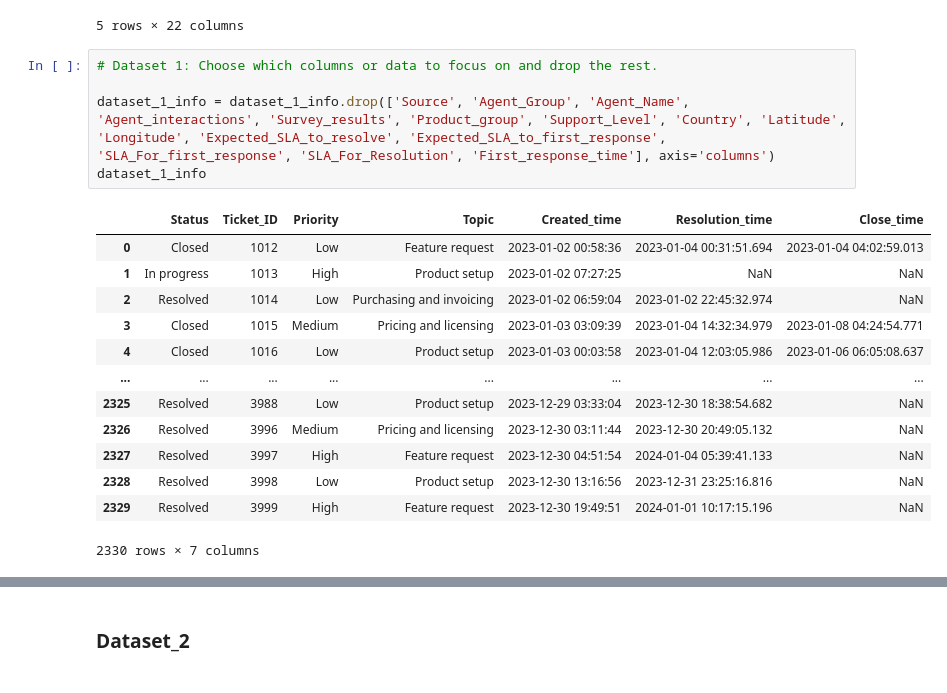
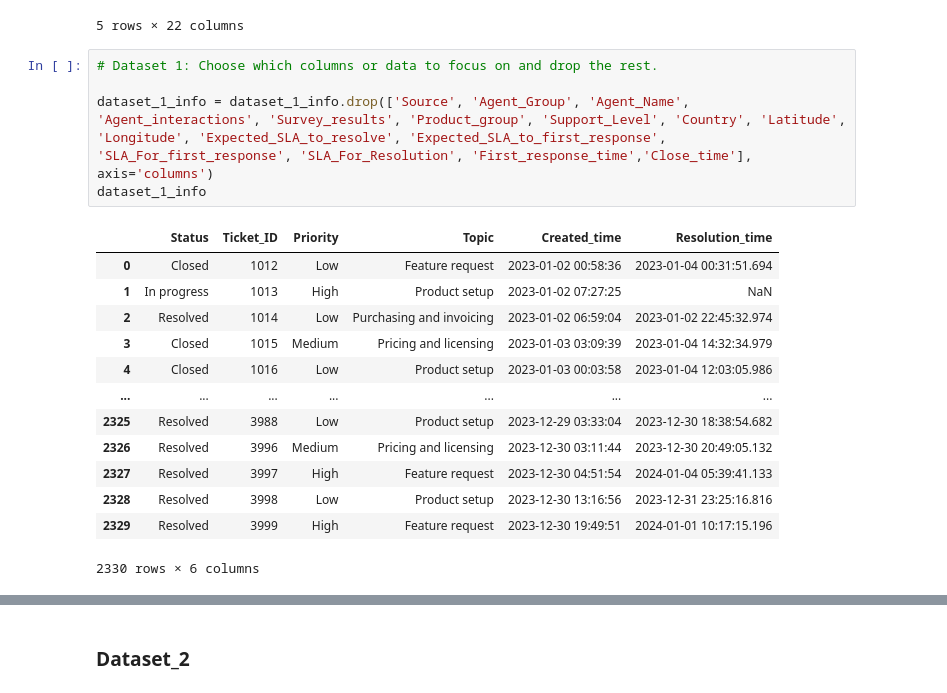
Before and after one commit to stevetech73/Tech_Support_Analysis, a Jupyter notebook: Technical_Support_Analysis.ipynb, the cells around one changed output, grey strips where cells are left out. Saved outputs shown, nothing was run; the diff lists cells and outputs as text.

Commit message:
more column changes and cleaning

```diff
--- a/Technical_Support_Analysis.ipynb
+++ b/Technical_Support_Analysis.ipynb
@@ -74,22 +74,22 @@ dataset_1_info.head()
 # %%
 # Dataset 1: Choose which columns or data to focus on and drop the rest.
 
-dataset_1_info = dataset_1_info.drop(['Source', 'Agent_Group', 'Agent_Name', 'Agent_interactions', 'Survey_results', 'Product_group', 'Support_Level', 'Country', 'Latitude', 'Longitude', 'Expected_SLA_to_resolve', 'Expected_SLA_to_first_response', 'SLA_For_first_response', 'SLA_For_Resolution', 'First_response_time'], axis='columns')
+dataset_1_info = dataset_1_info.drop(['Source', 'Agent_Group', 'Agent_Name', 'Agent_interactions', 'Survey_results', 'Product_group', 'Support_Level', 'Country', 'Latitude', 'Longitude', 'Expected_SLA_to_resolve', 'Expected_SLA_to_first_response', 'SLA_For_first_response', 'SLA_For_Resolution', 'First_response_time','Close_time'], axis='columns')
 dataset_1_info
 # %% [output]
-|  | Status | Ticket_ID | Priority | Topic | Created_time | Resolution_time | Close_time |
-| 0 | Closed | 1012 | Low | Feature request | 2023-01-02 00:58:36 | 2023-01-04 00:31:51.694 | 2023-01-04 04:02:59.013 |
-| 1 | In progress | 1013 | High | Product setup | 2023-01-02 07:27:25 | NaN | NaN |
-| 2 | Resolved | 1014 | Low | Purchasing and invoicing | 2023-01-02 06:59:04 | 2023-01-02 22:45:32.974 | NaN |
-| 3 | Closed | 1015 | Medium | Pricing and licensing | 2023-01-03 03:09:39 | 2023-01-04 14:32:34.979 | 2023-01-08 04:24:54.771 |
-| 4 | Closed | 1016 | Low | Product setup | 2023-01-03 00:03:58 | 2023-01-04 12:03:05.986 | 2023-01-06 06:05:08.637 |
-| ... | ... | ... | ... | ... | ... | ... | ... |
-| 2325 | Resolved | 3988 | Low | Product setup | 2023-12-29 03:33:04 | 2023-12-30 18:38:54.682 | NaN |
-| 2326 | Resolved | 3996 | Medium | Pricing and licensing | 2023-12-30 03:11:44 | 2023-12-30 20:49:05.132 | NaN |
-| 2327 | Resolved | 3997 | High | Feature request | 2023-12-30 04:51:54 | 2024-01-04 05:39:41.133 | NaN |
-| 2328 | Resolved | 3998 | Low | Product setup | 2023-12-30 13:16:56 | 2023-12-31 23:25:16.816 | NaN |
-| 2329 | Resolved | 3999 | High | Feature request | 2023-12-30 19:49:51 | 2024-01-01 10:17:15.196 | NaN |
+|  | Status | Ticket_ID | Priority | Topic | Created_time | Resolution_time |
+| 0 | Closed | 1012 | Low | Feature request | 2023-01-02 00:58:36 | 2023-01-04 00:31:51.694 |
+| 1 | In progress | 1013 | High | Product setup | 2023-01-02 07:27:25 | NaN |
+| 2 | Resolved | 1014 | Low | Purchasing and invoicing | 2023-01-02 06:59:04 | 2023-01-02 22:45:32.974 |
+| 3 | Closed | 1015 | Medium | Pricing and licensing | 2023-01-03 03:09:39 | 2023-01-04 14:32:34.979 |
+| 4 | Closed | 1016 | Low | Product setup | 2023-01-03 00:03:58 | 2023-01-04 12:03:05.986 |
+| ... | ... | ... | ... | ... | ... | ... |
+| 2325 | Resolved | 3988 | Low | Product setup | 2023-12-29 03:33:04 | 2023-12-30 18:38:54.682 |
+| 2326 | Resolved | 3996 | Medium | Pricing and licensing | 2023-12-30 03:11:44 | 2023-12-30 20:49:05.132 |
+| 2327 | Resolved | 3997 | High | Feature request | 2023-12-30 04:51:54 | 2024-01-04 05:39:41.133 |
+| 2328 | Resolved | 3998 | Low | Product setup | 2023-12-30 13:16:56 | 2023-12-31 23:25:16.816 |
+| 2329 | Resolved | 3999 | High | Feature request | 2023-12-30 19:49:51 | 2024-01-01 10:17:15.196 |
-2330 rows × 7 columns
+2330 rows × 6 columns
 # %%
 # Change column names
 dataset_1_info.rename(columns = {'Status' : 'Ticket_Status', 'Priority' : 'Ticket_Priority', 'Topic' : 'Ticket_Type', 'Created_time' : 'Start_Time', 'Resolution_time' : 'End_Time', 'Close_time' : 'Time_to_Resolve'}, inplace='true')
```
Also changed, not shown: parts of 13 cells of this notebook.
